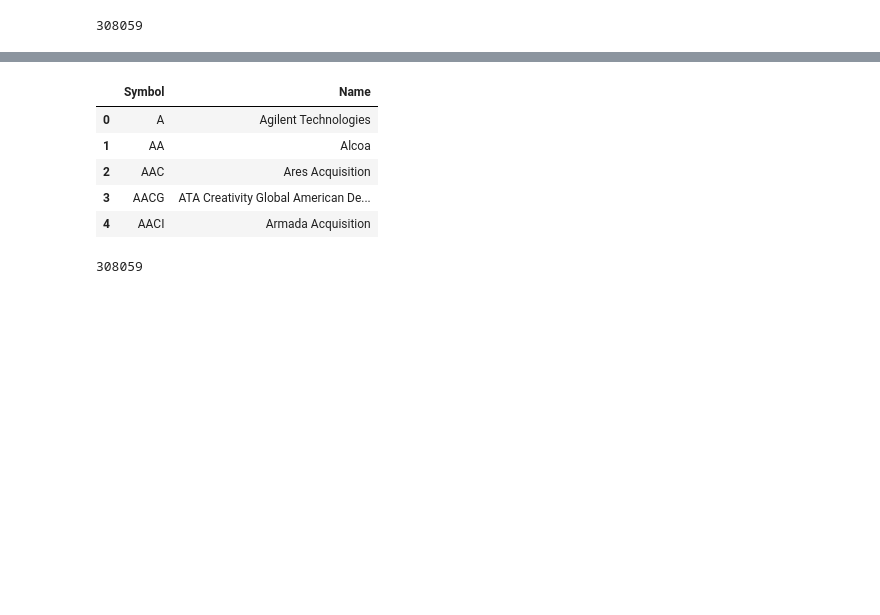
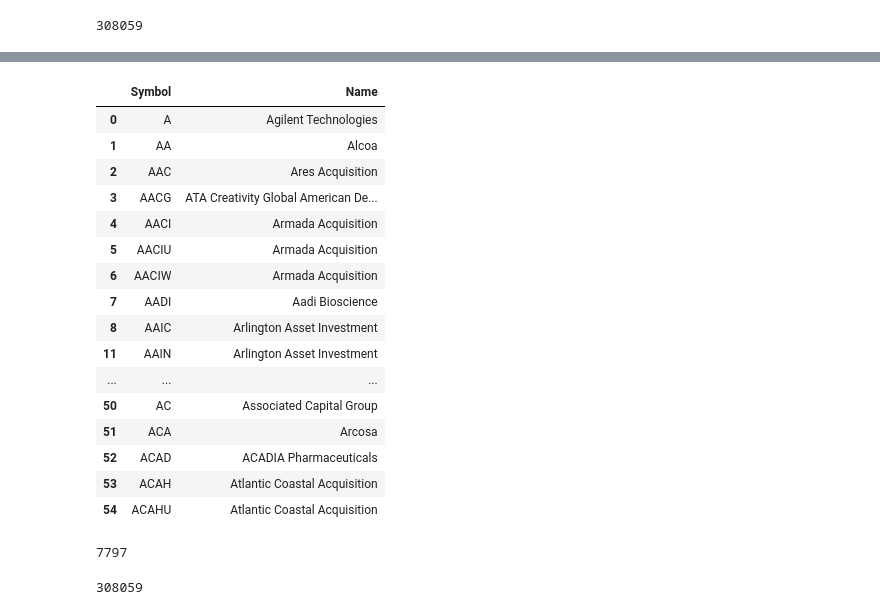
Before and after one commit to ErikLundin98/text_mining_reddit, a Jupyter notebook: 1_etl_v2.ipynb, the cells around one changed output, grey strips where cells are left out. Drawn from its saved outputs; the diff is of its cells as text; code cells hidden in the pictures; blank space fills up the shorter version.

```diff
--- a/1_etl_v2.ipynb
+++ b/1_etl_v2.ipynb
@@ -134,14 +134,29 @@ import os
 combined_df = pd.read_csv(os.path.join(os.getcwd(), 'data', 'full_combined.csv'), index_col=0)
 df_stocks = pd.read_csv(os.path.join(os.getcwd(), 'data', 'stocks', 'nasdaq_stocks_clean.csv'), index_col=0)
 # %%
-df_stocks.head()
+df_stocks.head(50)
 # %% [output]
 |  | Symbol | Name |
 | 0 | A | Agilent Technologies |
 | 1 | AA | Alcoa |
 | 2 | AAC | Ares Acquisition |
 | 3 | AACG | ATA Creativity Global American De... |
 | 4 | AACI | Armada Acquisition |
+| 5 | AACIU | Armada Acquisition |
+| 6 | AACIW | Armada Acquisition |
+| 7 | AADI | Aadi Bioscience |
+| 8 | AAIC | Arlington Asset Investment |
+| 11 | AAIN | Arlington Asset Investment |
+| ... | ... | ... |
+| 50 | AC | Associated Capital Group |
+| 51 | ACA | Arcosa |
+| 52 | ACAD | ACADIA Pharmaceuticals |
+| 53 | ACAH | Atlantic Coastal Acquisition |
+| 54 | ACAHU | Atlantic Coastal Acquisition |
+# %%
+len(df_stocks)
+# %% [output]
+7797
 # %%
 len(combined_df)
 # %% [output]
```
Also changed, not shown: parts of 2 cells of this notebook.
